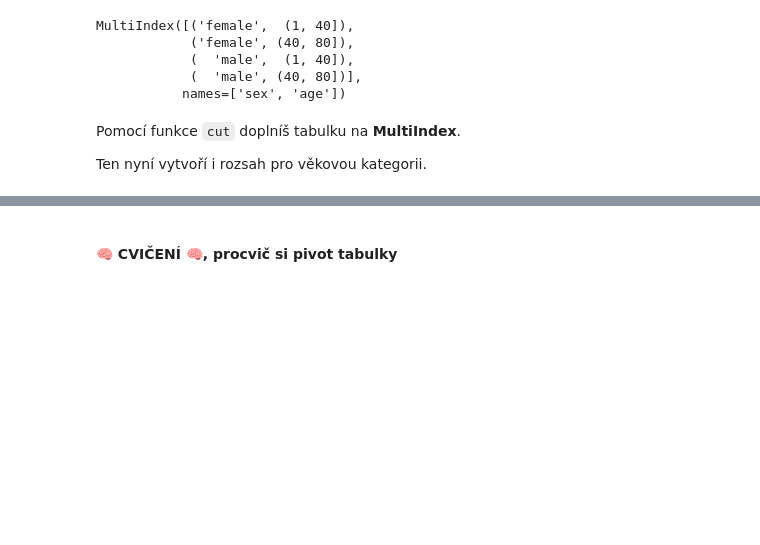
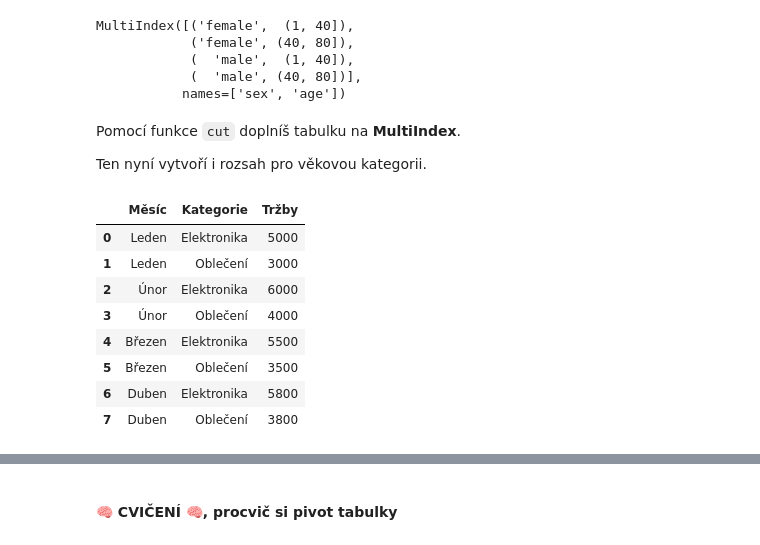
Before and after one commit to Podolinsky80/engeto_data, a Jupyter notebook: lesson03.ipynb, the cells around one changed output, grey strips where cells are left out. Saved outputs shown, nothing was run; the diff lists cells and outputs as text; code cells hidden in the pictures; blank space fills up the shorter version.

```diff
--- a/lesson03.ipynb
+++ b/lesson03.ipynb
@@ -1725,3 +1701,22 @@ MultiIndex([('female',  (1, 40]),
 Pomocí funkce `cut` doplníš tabulku na **MultiIndex**.
 
 Ten nyní vytvoří i rozsah pro věkovou kategorii.
+# %%
+data = {
+    'Měsíc': ['Leden', 'Leden', 'Únor', 'Únor', 'Březen', 'Březen', 'Duben', 'Duben'],
+    'Kategorie': ['Elektronika', 'Oblečení', 'Elektronika', 'Oblečení',
+                  'Elektronika', 'Oblečení', 'Elektronika', 'Oblečení'],
+    'Tržby': [5000, 3000, 6000, 4000, 5500, 3500, 5800, 3800]
+}
+df = pd.DataFrame(data)
+df
+# %% [output]
+|  | Měsíc | Kategorie | Tržby |
+| 0 | Leden | Elektronika | 5000 |
+| 1 | Leden | Oblečení | 3000 |
+| 2 | Únor | Elektronika | 6000 |
+| 3 | Únor | Oblečení | 4000 |
+| 4 | Březen | Elektronika | 5500 |
+| 5 | Březen | Oblečení | 3500 |
+| 6 | Duben | Elektronika | 5800 |
+| 7 | Duben | Oblečení | 3800 |
```
Also changed, not shown: parts of 6 cells of this notebook.
